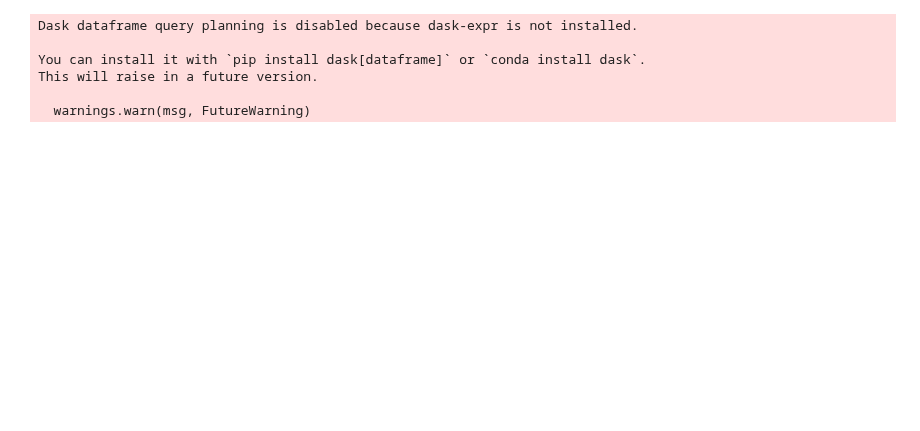
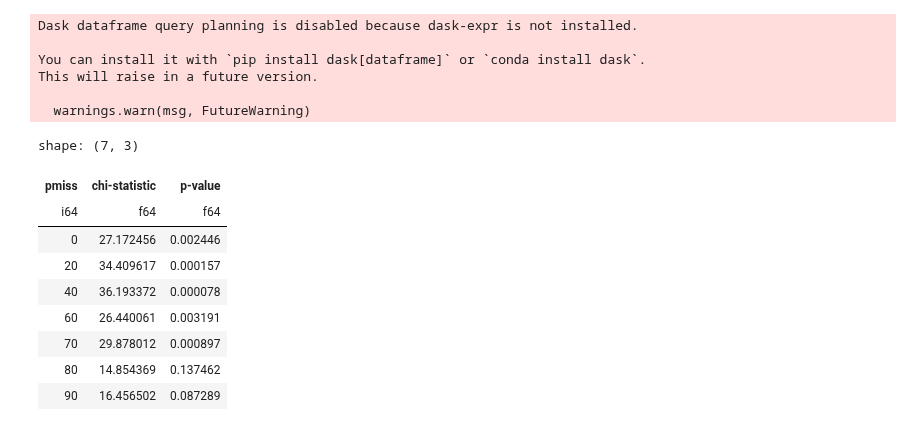
Before and after one commit to thiago-rissi/time_encoding_experiment, a Jupyter notebook: notebooks/stats.ipynb, the cells around one changed output. Cells and saved outputs as stored; diff of their text form; code cells hidden in the pictures; blank space fills up the shorter version.

```diff
--- a/notebooks/stats.ipynb
+++ b/notebooks/stats.ipynb
@@ -90,3 +79,21 @@ results, model_mean, pmiss_result = calculate_metrics(
     pmisses,
     func_params={"average": "weighted"},
 )
+# %%
+test = []
+for pmiss, metrics in pmiss_result.items():
+    res = friedmanchisquare(*[metrics[model] for model in models])
+    test.append({"pmiss": pmiss, "chi-statistic": res.statistic, "p-value": res.pvalue})
+test = pl.DataFrame(test)
+test
+# %% [output]
+shape: (7, 3)
+| pmiss | chi-statistic | p-value |
+| i64 | f64 | f64 |
+| 0 | 27.172456 | 0.002446 |
+| 20 | 34.409617 | 0.000157 |
+| 40 | 36.193372 | 0.000078 |
+| 60 | 26.440061 | 0.003191 |
+| 70 | 29.878012 | 0.000897 |
+| 80 | 14.854369 | 0.137462 |
+| 90 | 16.456502 | 0.087289 |
```
Also changed, not shown: parts of 5 cells of this notebook, 7 other files.
